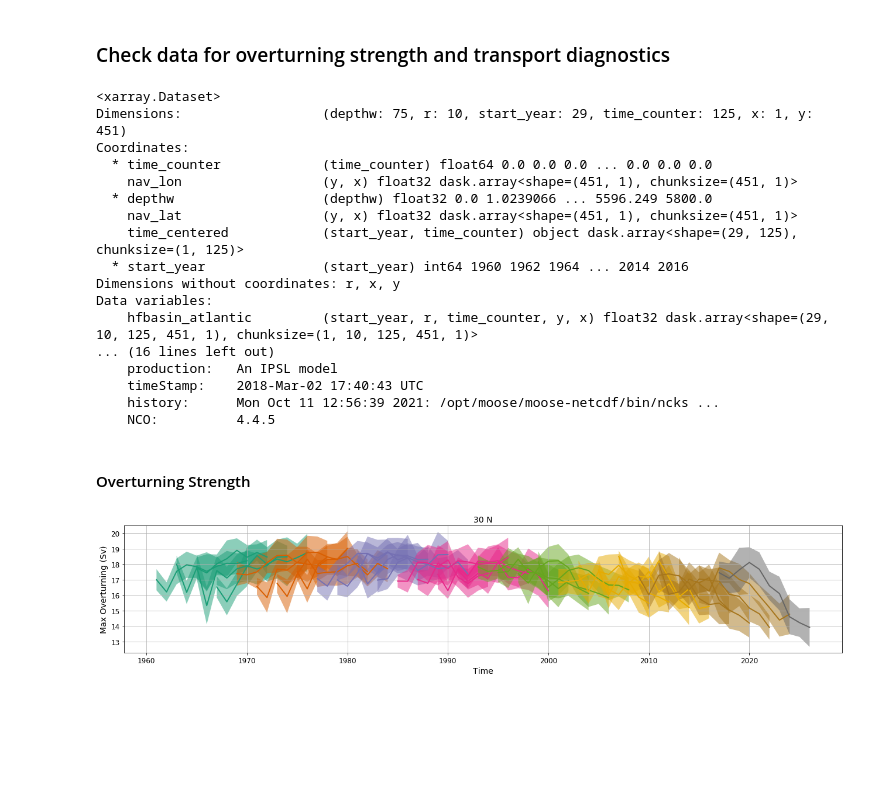
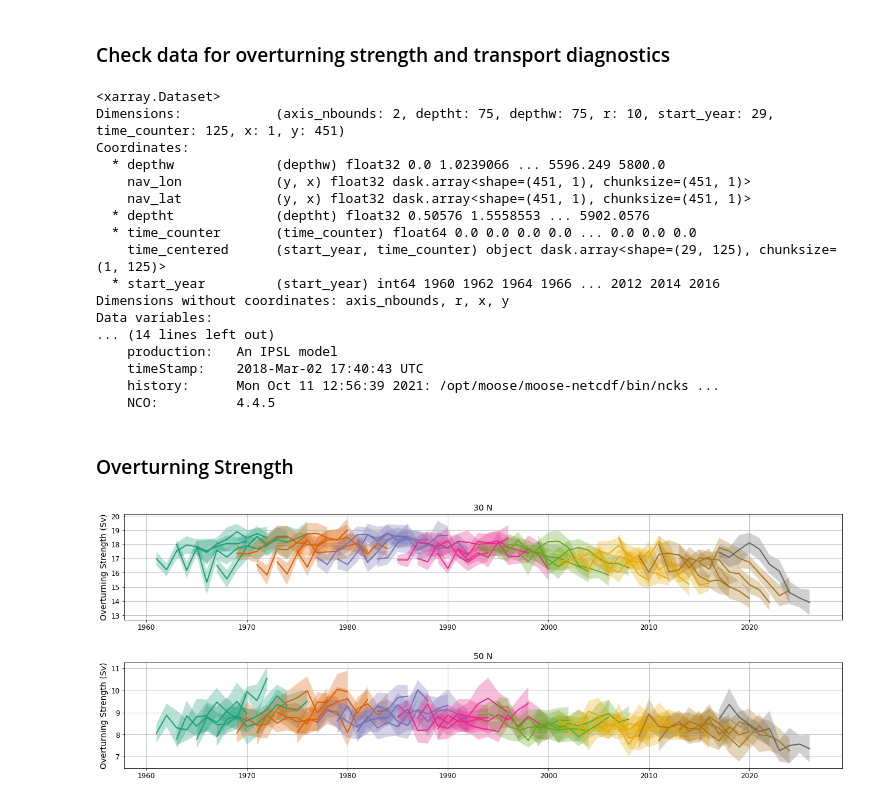
Before and after one commit to hmkhatri/AMOC_Variability_DePreSys_MET, a Jupyter notebook: Notebooks/03_Simulations_Together.ipynb, the cells around one changed output. Drawn from its saved outputs; the diff is of its cells as text; code cells hidden in the pictures; blank space fills up the shorter version.

```diff
--- a/Notebooks/03_Simulations_Together.ipynb
+++ b/Notebooks/03_Simulations_Together.ipynb
@@ -16,16 +16,19 @@ import cartopy.feature as cfeature
 ppdir="/home/users/hkhatri/DePreSys4_Data/Data_Consolidated/"
 
 # variable list to keep in the dataset
-var_list = ['hfbasin_atlantic', 'hfbasinpmdiff_atlantic', 'hfovgyre_atlantic', 'hfovovrt_atlantic', 'sophtadv_atlantic',
-            'sltbasin_atlantic', 'sltbasinpmdiff_atlantic', 'sltovgyre_atlantic', 'sltovovrt_atlantic', 'sopstadv_atlantic',
-            'zomsfatl', 'time']
+#var_list = ['hfbasin_atlantic', 'hfbasinpmdiff_atlantic', 'hfovgyre_atlantic', 'hfovovrt_atlantic', 'sophtadv_atlantic',
+#            'sltbasin_atlantic', 'sltbasinpmdiff_atlantic', 'sltovgyre_atlantic', 'sltovovrt_atlantic', 'sopstadv_atlantic',
+#            'zomsfatl', 'time']
+
+var_list = ['hfbasin_atlantic', 'sltbasin_atlantic', 'zomsfatl', 'zosalatl','zosrfatl','zotematl','time',
+           'deptht_bounds', 'depthw_bounds']
 
 ds = []
 
 # Loop over year to combine indivual year files
 for year in range(1960, 2017 ,2):
 
-    d = xr.open_dataset(ppdir + str(year) + "_diaptr.nc")
+    d = xr.open_dataset(ppdir + str(year) + "_diaptr.nc", chunks={'r':1})
     d = d.get(var_list)
     ds.append(d)
 
@@ -38,52 +41,57 @@ ds = ds.chunk({'start_year': 1})
 print(ds)
 # %% [output]
 <xarray.Dataset>
-Dimensions:                  (depthw: 75, r: 10, start_year: 29, time_counter: 125, x: 1, y: 451)
+Dimensions:            (axis_nbounds: 2, deptht: 75, depthw: 75, r: 10, start_year: 29, time_counter: 125, x: 1, y: 451)
 Coordinates:
-  * time_counter             (time_counter) float64 0.0 0.0 0.0 ... 0.0 0.0 0.0
-    nav_lon                  (y, x) float32 dask.array<shape=(451, 1), chunksize=(451, 1)>
-  * depthw                   (depthw) float32 0.0 1.0239066 ... 5596.249 5800.0
-    nav_lat                  (y, x) float32 dask.array<shape=(451, 1), chunksize=(451, 1)>
-    time_centered            (start_year, time_counter) object dask.array<shape=(29, 125), chunksize=(1, 125)>
-  * start_year               (start_year) int64 1960 1962 1964 ... 2014 2016
-Dimensions without coordinates: r, x, y
+  * depthw             (depthw) float32 0.0 1.0239066 ... 5596.249 5800.0
+    nav_lon            (y, x) float32 dask.array<shape=(451, 1), chunksize=(451, 1)>
+    nav_lat            (y, x) float32 dask.array<shape=(451, 1), chunksize=(451, 1)>
+  * deptht             (deptht) float32 0.50576 1.5558553 ... 5902.0576
+  * time_counter       (time_counter) float64 0.0 0.0 0.0 0.0 ... 0.0 0.0 0.0
+    time_centered      (start_year, time_counter) object dask.array<shape=(29, 125), chunksize=(1, 125)>
+  * start_year         (start_year) int64 1960 1962 1964 1966 ... 2012 2014 2016
+Dimensions without coordinates: axis_nbounds, r, x, y
 Data variables:
-    hfbasin_atlantic         (start_year, r, time_counter, y, x) float32 dask.array<shape=(29, 10, 125, 451, 1), chunksize=(1, 10, 125, 451, 1)>
-... (16 lines left out)
+... (14 lines left out)
     production:   An IPSL model
     timeStamp:    2018-Mar-02 17:40:43 UTC
     history:      Mon Oct 11 12:56:39 2021: /opt/moose/moose-netcdf/bin/ncks ...
     NCO:          4.4.5
 # %% [markdown]
-#### Overturning Strength
+### Overturning Strength
 # %%
 # Check how Overturning strength looks like at 30 N, 40 N and 50 N
 
 psi_max = ds.zomsfatl.mean(['x'])
 psi_max = psi_max.assign_coords(y=ds.nav_lat.isel(x=0))
-psi_max = psi_max.sel(y=[30., 40., 50.], method="nearest")
-lat = ['30 N', '40 N', '50 N']
+psi_max = psi_max.sel(y=[30., 50.], method="nearest")
+lat = ['30 N', '50 N']
 # %%
-grid = plt.GridSpec(1, 1, wspace=0.4, hspace=0.4)
-fig = plt.figure(figsize=[22,4])
+N = 10 # Ensembles
+ci = 2.262 # coefficiet for N = 10 (mu = N -1) and 95% confidence interval -> Data Analysis Methods book
+std_err = (ci/np.sqrt(np.ceil(N)))
+
+grid = plt.GridSpec(2, 1, wspace=0.4, hspace=0.4)
+fig = plt.figure(figsize=[22,8])
 
 col = plt.cm.Dark2(np.linspace(0.,0.9, len(ds.start_year)))
 
-for i in range(0,1):
+for i in range(0,2):
 
-    ax = fig.add_subplot(grid[0, i])
+    ax = fig.add_subplot(grid[i, 0])
 
     for j in range(0,len(ds.start_year)):
 
         tmp = (psi_max.isel(y=i, start_year=j, time_counter=slice(2,122))).max(dim='depthw').groupby('time_centered.year').mean('time_counter')
         ax.plot(tmp.year, tmp.mean('r'), lw = 2., color=col[j])
-        ax.fill_between(tmp.year, tmp.mean('r') - tmp.std('r'), tmp.mean('r') + tmp.std('r'), facecolor=col[j], alpha=0.7)
+        ax.fill_between(tmp.year, tmp.mean('r') - std_err*tmp.std('r'), tmp.mean('r') + std_err*tmp.std('r'),
+                        facecolor=col[j], alpha=0.3)
 
-    ax.set_ylabel(r'Max Overturning (Sv)', fontsize=14)
-    ax.set_xlabel('Time', fontsize=14)
+    ax.set_ylabel(r'Overturning Strength (Sv)', fontsize=14)
+    #ax.set_xlabel('Time', fontsize=14)
     plt.title(lat[i], fontsize=14)
     ax.grid()
     plt.yticks(fontsize = 12)
     plt.xticks(fontsize = 12)
 # %% [output]
-[figure, old version]
+[figure, new version]
```
Also changed, not shown: parts of 11 cells of this notebook, 1 other file.
